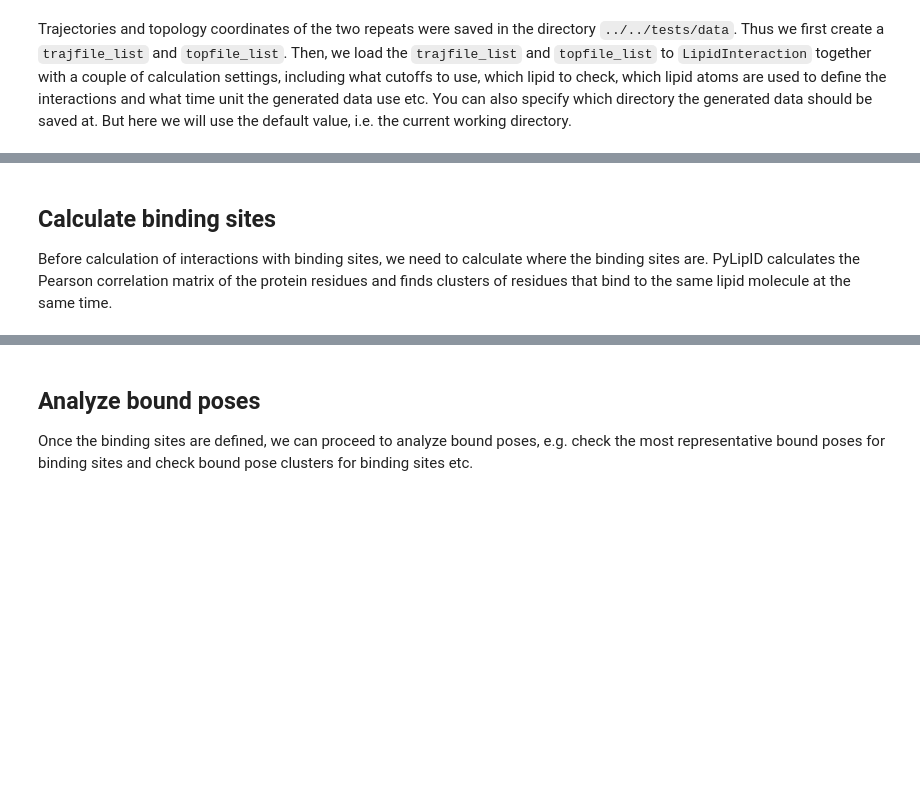
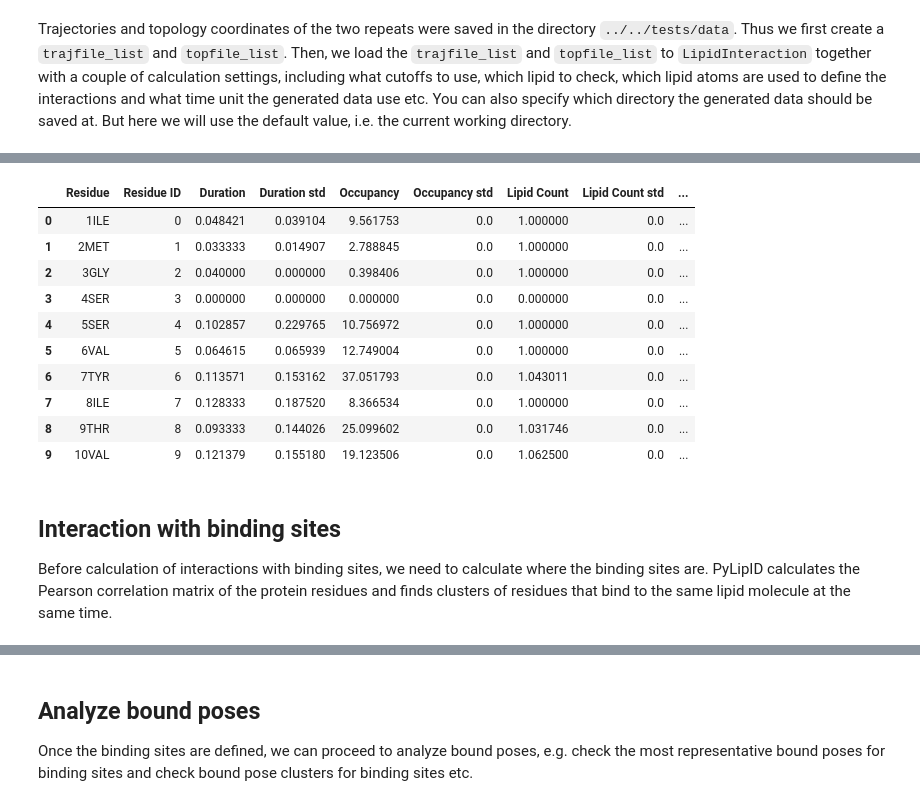
Before and after one commit to wlsong/PyLipID, a Jupyter notebook: docs/tutorials/0-application-walk-through.ipynb, the cells around one changed output, grey strips where cells are left out. Saved outputs shown, nothing was run; the diff lists cells and outputs as text; code cells hidden in the pictures; blank space fills up the shorter version.

```diff
--- a/docs/tutorials/0-application-walk-through.ipynb
+++ b/docs/tutorials/0-application-walk-through.ipynb
@@ -86,5 +149,19 @@ The left panel plots the interactions durations in the sorted order and the righ
+# %%
+li.dataset.head(10)
+# %% [output]
+|  | Residue | Residue ID | Duration | Duration std | Occupancy | Occupancy std | Lipid Count | Lipid Count std | ... |
+| 0 | 1ILE | 0 | 0.048421 | 0.039104 | 9.561753 | 0.0 | 1.000000 | 0.0 | ... |
+| 1 | 2MET | 1 | 0.033333 | 0.014907 | 2.788845 | 0.0 | 1.000000 | 0.0 | ... |
+| 2 | 3GLY | 2 | 0.040000 | 0.000000 | 0.398406 | 0.0 | 1.000000 | 0.0 | ... |
+| 3 | 4SER | 3 | 0.000000 | 0.000000 | 0.000000 | 0.0 | 0.000000 | 0.0 | ... |
+| 4 | 5SER | 4 | 0.102857 | 0.229765 | 10.756972 | 0.0 | 1.000000 | 0.0 | ... |
+| 5 | 6VAL | 5 | 0.064615 | 0.065939 | 12.749004 | 0.0 | 1.000000 | 0.0 | ... |
+| 6 | 7TYR | 6 | 0.113571 | 0.153162 | 37.051793 | 0.0 | 1.043011 | 0.0 | ... |
+| 7 | 8ILE | 7 | 0.128333 | 0.187520 | 8.366534 | 0.0 | 1.000000 | 0.0 | ... |
+| 8 | 9THR | 8 | 0.093333 | 0.144026 | 25.099602 | 0.0 | 1.031746 | 0.0 | ... |
+| 9 | 10VAL | 9 | 0.121379 | 0.155180 | 19.123506 | 0.0 | 1.062500 | 0.0 | ... |
 # %% [markdown]
-## Calculate binding sites
+## Interaction with binding sites
 
 Before calculation of interactions with binding sites, we need to calculate where the binding sites are. PyLipID calculates the Pearson correlation matrix of the protein residues and finds clusters of residues that bind to the same lipid molecule at the same time.
 # %%
```
Also changed, not shown: parts of 53 cells of this notebook, 9 other files.
